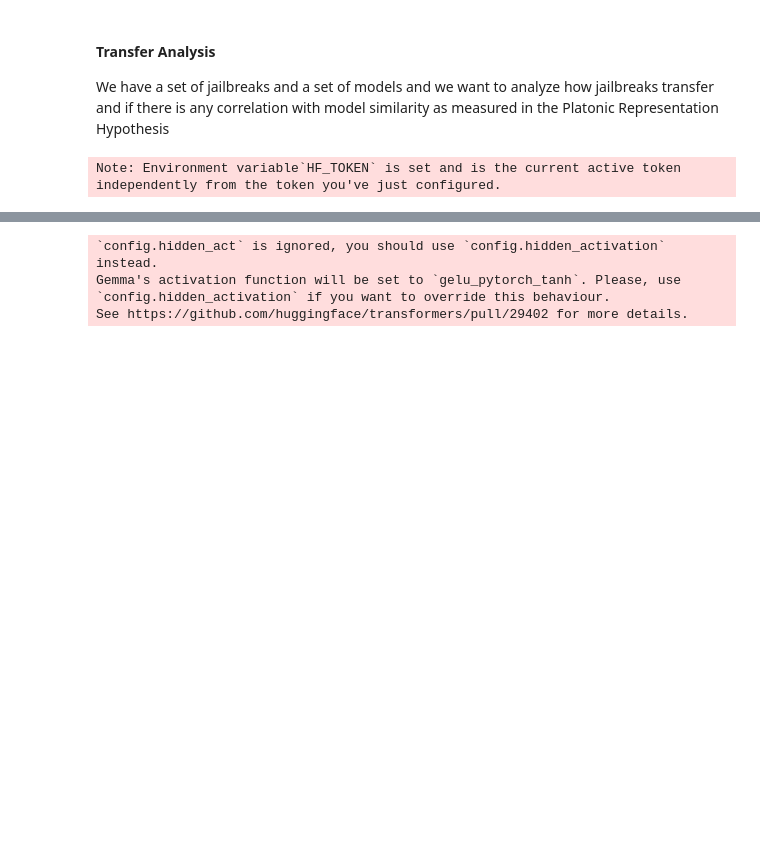
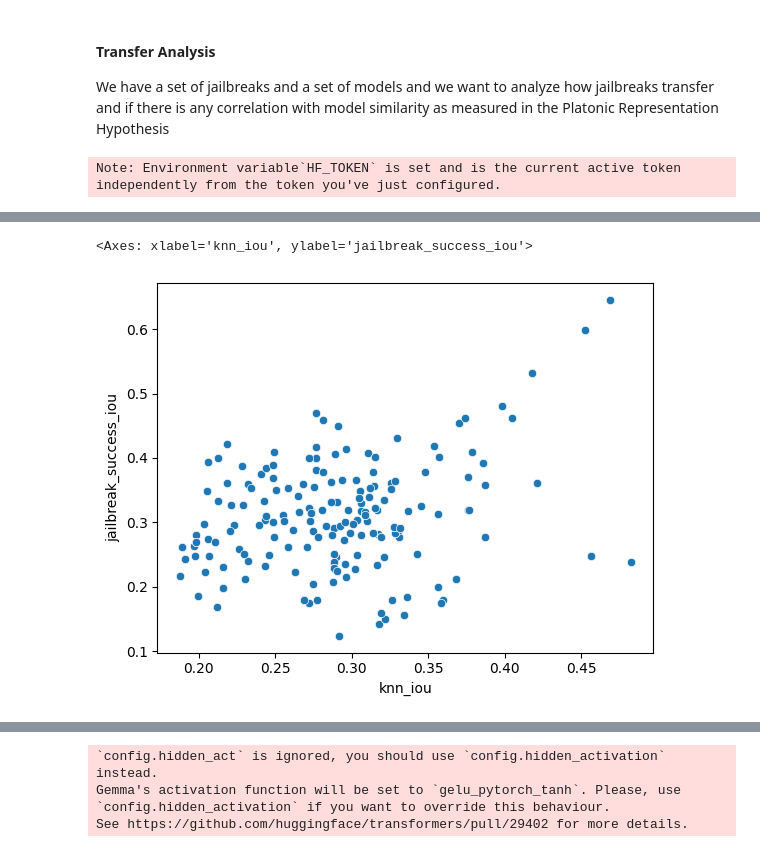
Before and after one commit to rangell/llm-adaptive-attacks, a Jupyter notebook: transfer_analysis.ipynb, the cells around one changed output, grey strips where cells are left out. Cells and saved outputs as stored; diff of their text form; code cells hidden in the pictures; blank space fills up the shorter version.

Commit message:
initial transfer success

```diff
--- a/transfer_analysis.ipynb
+++ b/transfer_analysis.ipynb
@@ -201,0 +280,14 @@ jailbreak_type_counts.most_common(15)
+# %%
+prompt_data = defaultdict(lambda : defaultdict(list))
+prompt_dfs = {}
+for model_name in prompt_refusal_ablation.keys():
+    for prompt in prompt_refusal_ablation[model_name].keys():
+        prompt_data[model_name]["prompt"].append(prompt)
+        prompt_data[model_name]["refusal_ablation_score"].append(prompt_refusal_ablation[model_name][prompt])
+        prompt_data[model_name]["jailbreak_successful"].append(prompt_success[model_name][prompt])
+    prompt_dfs[model_name] = pd.DataFrame(data=prompt_data[model_name])
+# %%
+from sklearn.metrics import roc_auc_score
+for model_name, prompt_score_df in prompt_dfs.items():
+    auroc = roc_auc_score(prompt_score_df["jailbreak_successful"].to_numpy(), prompt_score_df["refusal_ablation_score"].to_numpy())
+    print(model_name, auroc)
@@ -201,0 +314,5 @@ jailbreak_type_counts.most_common(15)
+# %%
+for model_a, model_b in zip(pairwise_model_data["model_a"], pairwise_model_data["model_b"]):
+    auroc = roc_auc_score(prompt_dfs[model_b]["jailbreak_successful"].to_numpy(), prompt_dfs[model_a]["refusal_ablation_score"].to_numpy())
+    pairwise_model_data["transferability_auroc"].append(auroc)
+    print(f"{model_a} -> {model_b}: {auroc}")
@@ -201,0 +337,3 @@ jailbreak_type_counts.most_common(15)
+# %%
+transferability_df = pd.DataFrame(data=pairwise_model_data)
+transferability_df
@@ -201,0 +354,5 @@ jailbreak_type_counts.most_common(15)
+# %%
+sns.scatterplot(data=transferability_df, x='knn_iou', y='jailbreak_success_iou')
+# %% [output]
+<Axes: xlabel='knn_iou', ylabel='jailbreak_success_iou'>
+[figure, added]
```
Also changed, not shown: parts of 21 cells of this notebook, 10 other files.
